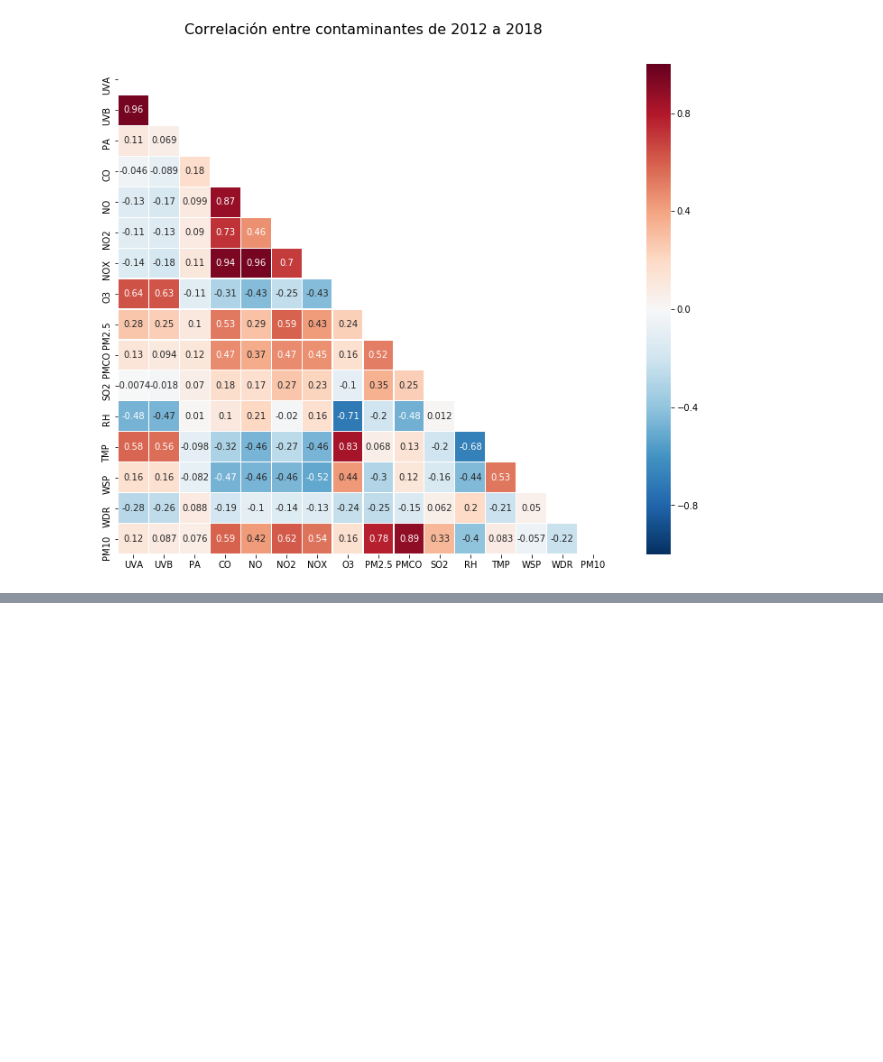
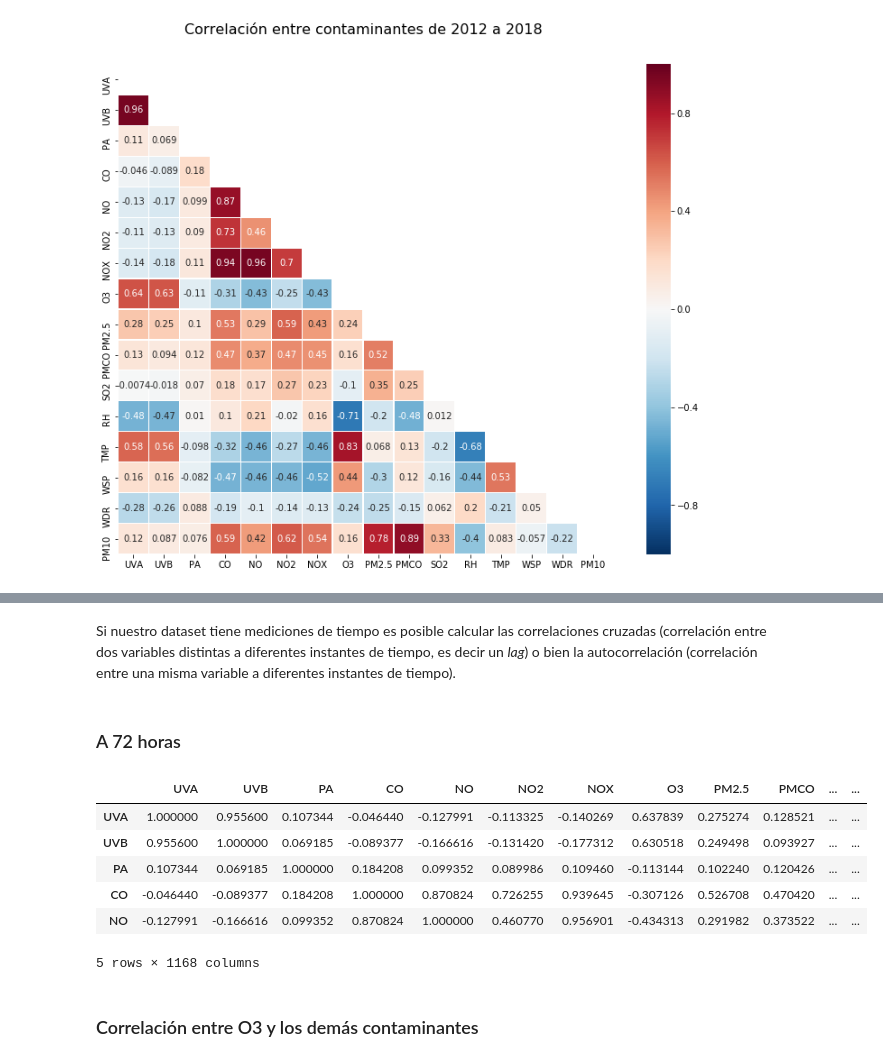
Before and after one commit to paupradel/correlation, a Jupyter notebook: Correlaciones.ipynb, the cells around one changed output, grey strips where cells are left out. Saved outputs shown, nothing was run; the diff lists cells and outputs as text; code cells hidden in the pictures; blank space fills up the shorter version.

```diff
--- a/Correlaciones.ipynb
+++ b/Correlaciones.ipynb
@@ -126,0 +159,42 @@ interactive(children=(FloatSlider(value=0.5, description='x', max=1.0), Output()
+# %% [markdown]
+Si nuestro dataset tiene mediciones de tiempo es posible calcular las correlaciones cruzadas (correlación entre dos variables distintas a diferentes instantes de tiempo, es decir un _lag_) o bien la autocorrelación (correlación entre una misma variable a diferentes instantes de tiempo).
+# %% [markdown]
+### A 72 horas
+# %%
+def data_lag(df,lag=0,NON_DER=['fecha']):
+    df = df.copy()
+    if not lag:
+        return df
+    cols ={}
+    for i in range(1,lag+1):
+        for x in list(df.columns):
+            if x not in NON_DER:
+                if not x in cols:
+                    cols[x] = ['{}_{}'.format(x, i)]
+                else:
+                    cols[x].append('{}_{}'.format(x, i))
+    for k,v in cols.items():
+        columns = v
+        dfn = pd.DataFrame(data=None, columns=columns, index=df.index)
+        i = 1
+        for c in columns:
+            dfn[c] = df[k].shift(periods=i)
+            i+=1
+        df = pd.concat([df, dfn], axis=1, join_axes=[df.index])
+    return df
+# %%
+data_72 = data_lag(data, 72)
+# %%
+data_72_corr = data_72.corr()
+# %%
+data_72_corr.head()
+# %% [output]
+|  | UVA | UVB | PA | CO | NO | NO2 | NOX | O3 | PM2.5 | PMCO | ... | ... |
+| UVA | 1.000000 | 0.955600 | 0.107344 | -0.046440 | -0.127991 | -0.113325 | -0.140269 | 0.637839 | 0.275274 | 0.128521 | ... | ... |
+| UVB | 0.955600 | 1.000000 | 0.069185 | -0.089377 | -0.166616 | -0.131420 | -0.177312 | 0.630518 | 0.249498 | 0.093927 | ... | ... |
+| PA | 0.107344 | 0.069185 | 1.000000 | 0.184208 | 0.099352 | 0.089986 | 0.109460 | -0.113144 | 0.102240 | 0.120426 | ... | ... |
+| CO | -0.046440 | -0.089377 | 0.184208 | 1.000000 | 0.870824 | 0.726255 | 0.939645 | -0.307126 | 0.526708 | 0.470420 | ... | ... |
+| NO | -0.127991 | -0.166616 | 0.099352 | 0.870824 | 1.000000 | 0.460770 | 0.956901 | -0.434313 | 0.291982 | 0.373522 | ... | ... |
+5 rows × 1168 columns
+# %% [markdown]
+### Correlación entre O3 y los demás contaminantes
```
Also changed, not shown: parts of 34 cells of this notebook.
